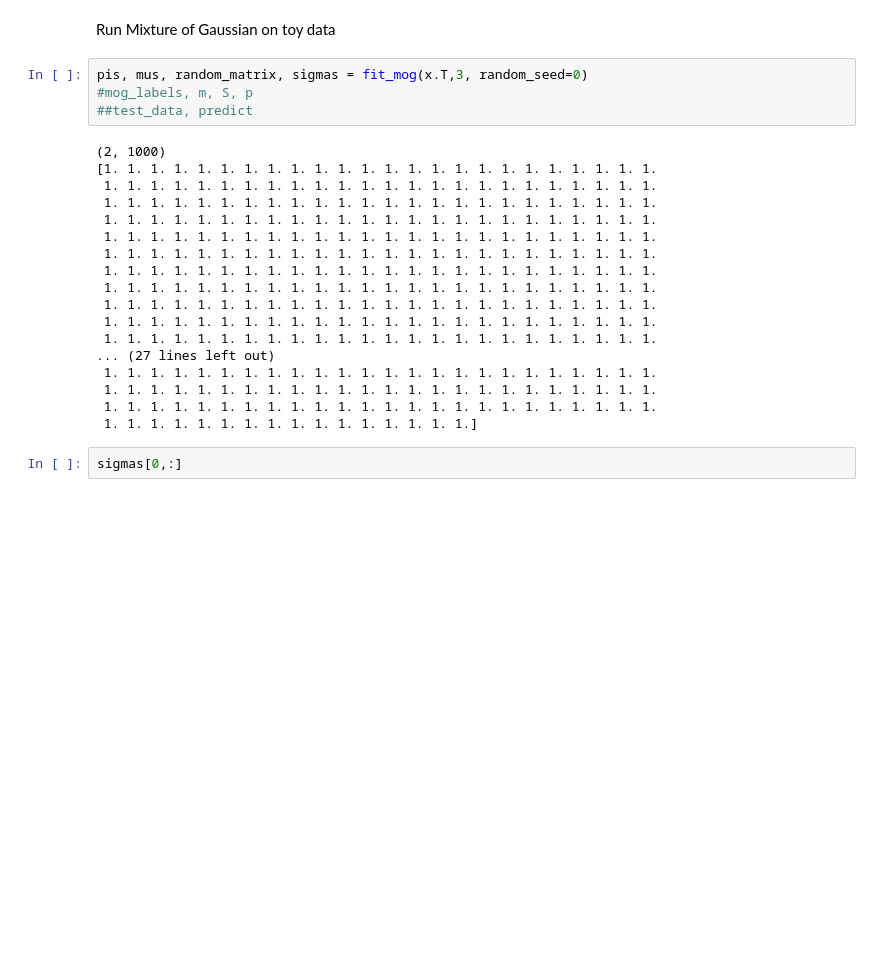
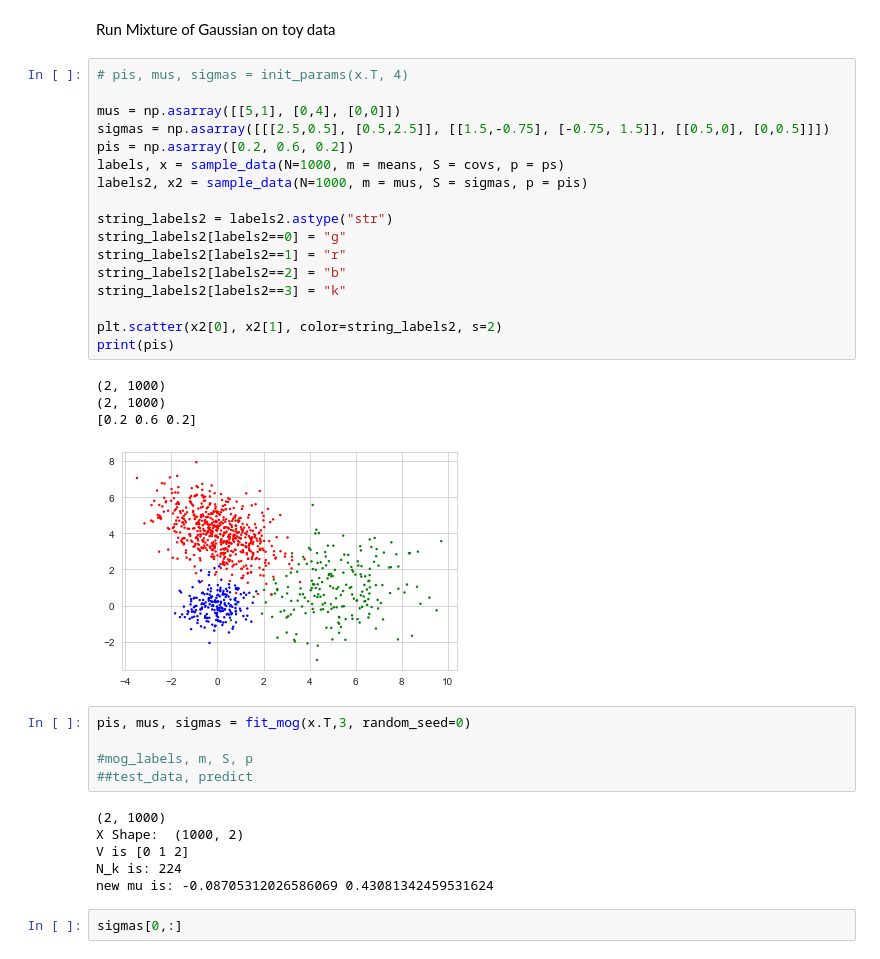
Before and after one commit to mdittschar/NDS, a Jupyter notebook: CodingLab2.ipynb, the cells around one changed output. Cells and saved outputs as stored; diff of their text form; blank space fills up the shorter version.

```diff
--- a/CodingLab2.ipynb
+++ b/CodingLab2.ipynb
@@ -268,27 +282,38 @@ def fit_mog(x,k, niters=10, random_seed=0):
 # %% [markdown]
 Run Mixture of Gaussian on toy data
+# %%
+# pis, mus, sigmas = init_params(x.T, 4)
+
+mus = np.asarray([[5,1], [0,4], [0,0]])
+sigmas = np.asarray([[[2.5,0.5], [0.5,2.5]], [[1.5,-0.75], [-0.75, 1.5]], [[0.5,0], [0,0.5]]])
+pis = np.asarray([0.2, 0.6, 0.2])
+labels, x = sample_data(N=1000, m = means, S = covs, p = ps)
+labels2, x2 = sample_data(N=1000, m = mus, S = sigmas, p = pis)
+
+string_labels2 = labels2.astype("str")
+string_labels2[labels2==0] = "g"
+string_labels2[labels2==1] = "r"
+string_labels2[labels2==2] = "b"
+string_labels2[labels2==3] = "k"
+
+plt.scatter(x2[0], x2[1], color=string_labels2, s=2)
+print(pis)
+# %% [output]
+(2, 1000)
+(2, 1000)
+[0.2 0.6 0.2]
+[figure, added]
 # %%
-pis, mus, random_matrix, sigmas = fit_mog(x.T,3, random_seed=0)
+pis, mus, sigmas = fit_mog(x.T,3, random_seed=0)
+
 #mog_labels, m, S, p
 ##test_data, predict
 # %% [output]
 (2, 1000)
-[1. 1. 1. 1. 1. 1. 1. 1. 1. 1. 1. 1. 1. 1. 1. 1. 1. 1. 1. 1. 1. 1. 1. 1.
- 1. 1. 1. 1. 1. 1. 1. 1. 1. 1. 1. 1. 1. 1. 1. 1. 1. 1. 1. 1. 1. 1. 1. 1.
- 1. 1. 1. 1. 1. 1. 1. 1. 1. 1. 1. 1. 1. 1. 1. 1. 1. 1. 1. 1. 1. 1. 1. 1.
- 1. 1. 1. 1. 1. 1. 1. 1. 1. 1. 1. 1. 1. 1. 1. 1. 1. 1. 1. 1. 1. 1. 1. 1.
- 1. 1. 1. 1. 1. 1. 1. 1. 1. 1. 1. 1. 1. 1. 1. 1. 1. 1. 1. 1. 1. 1. 1. 1.
- 1. 1. 1. 1. 1. 1. 1. 1. 1. 1. 1. 1. 1. 1. 1. 1. 1. 1. 1. 1. 1. 1. 1. 1.
- 1. 1. 1. 1. 1. 1. 1. 1. 1. 1. 1. 1. 1. 1. 1. 1. 1. 1. 1. 1. 1. 1. 1. 1.
- 1. 1. 1. 1. 1. 1. 1. 1. 1. 1. 1. 1. 1. 1. 1. 1. 1. 1. 1. 1. 1. 1. 1. 1.
- 1. 1. 1. 1. 1. 1. 1. 1. 1. 1. 1. 1. 1. 1. 1. 1. 1. 1. 1. 1. 1. 1. 1. 1.
- 1. 1. 1. 1. 1. 1. 1. 1. 1. 1. 1. 1. 1. 1. 1. 1. 1. 1. 1. 1. 1. 1. 1. 1.
- 1. 1. 1. 1. 1. 1. 1. 1. 1. 1. 1. 1. 1. 1. 1. 1. 1. 1. 1. 1. 1. 1. 1. 1.
-... (27 lines left out)
- 1. 1. 1. 1. 1. 1. 1. 1. 1. 1. 1. 1. 1. 1. 1. 1. 1. 1. 1. 1. 1. 1. 1. 1.
- 1. 1. 1. 1. 1. 1. 1. 1. 1. 1. 1. 1. 1. 1. 1. 1. 1. 1. 1. 1. 1. 1. 1. 1.
- 1. 1. 1. 1. 1. 1. 1. 1. 1. 1. 1. 1. 1. 1. 1. 1. 1. 1. 1. 1. 1. 1. 1. 1.
- 1. 1. 1. 1. 1. 1. 1. 1. 1. 1. 1. 1. 1. 1. 1. 1.]
+X Shape:  (1000, 2)
+V is [0 1 2]
+N_k is: 224
+new mu is: -0.08705312026586069 0.43081342459531624
 # %%
 sigmas[0,:]
 # %% [output]
```
Also changed, not shown: parts of 4 cells of this notebook.
